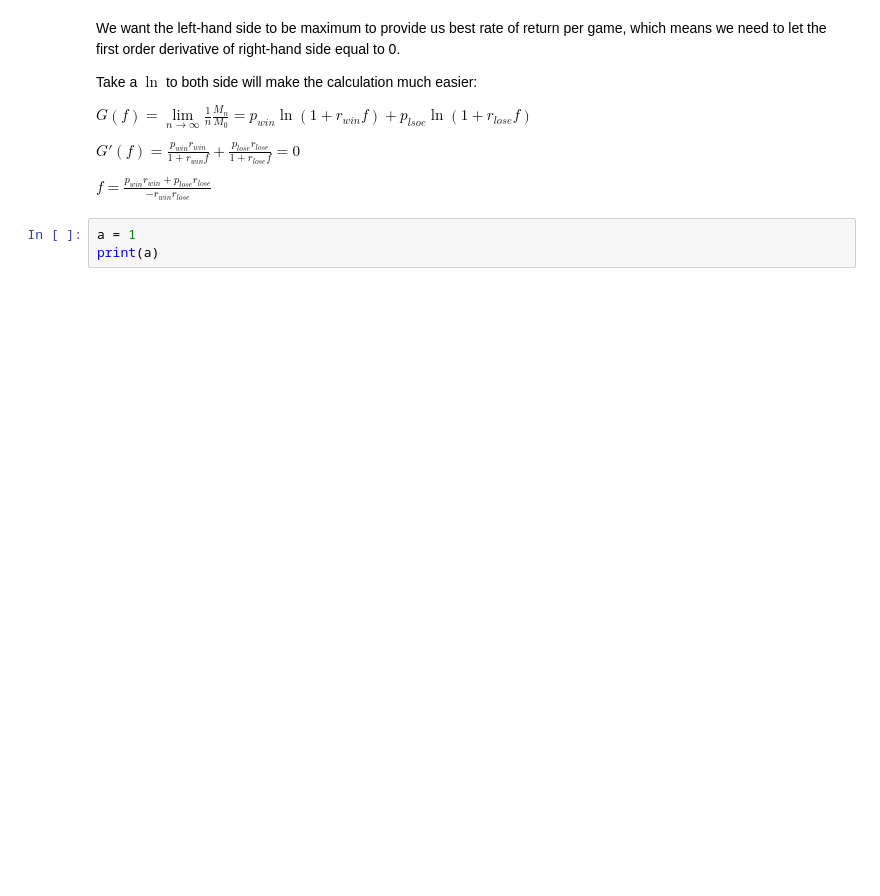
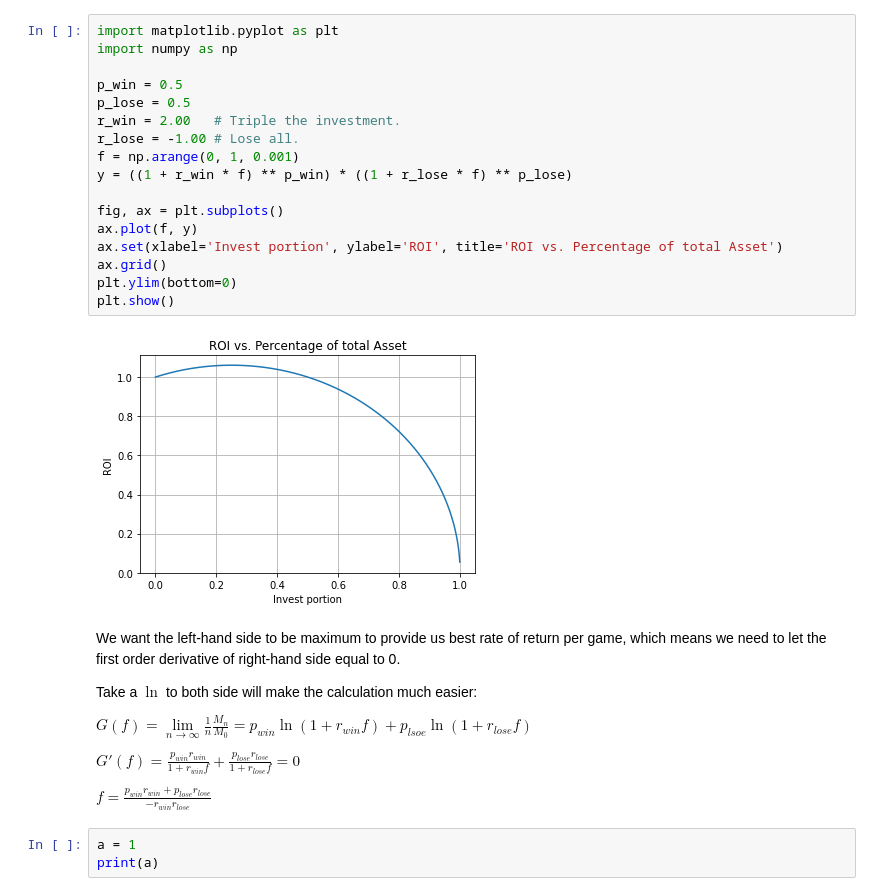
Before and after one commit to cowtony/InvestmentManagement, a Jupyter notebook: kelly_criterion.ipynb, the cells around one changed output. Saved outputs shown, nothing was run; the diff lists cells and outputs as text; blank space fills up the shorter version.

```diff
--- a/kelly_criterion.ipynb
+++ b/kelly_criterion.ipynb
@@ -22,6 +24,25 @@ $ M_n = M_{0} (1 + r_{win} f)^{np_{win}} (1 + r_{lose} f)^{np_{lose}} $
 When playing $ \infty $ games, the average return will be:
 
 $ \lim\limits_{n \to \infty} \sqrt[n]{ \frac{M_n}{M_0} } = (1 + r_{win} f)^{p_{win}} (1 + r_{lose} f)^{p_{lose}} $
+# %%
+import matplotlib.pyplot as plt
+import numpy as np
+
+p_win = 0.5
+p_lose = 0.5
+r_win = 2.00   # Triple the investment.
+r_lose = -1.00 # Lose all.
+f = np.arange(0, 1, 0.001)
+y = ((1 + r_win * f) ** p_win) * ((1 + r_lose * f) ** p_lose)
+
+fig, ax = plt.subplots()
+ax.plot(f, y)
+ax.set(xlabel='Invest portion', ylabel='ROI', title='ROI vs. Percentage of total Asset')
+ax.grid()
+plt.ylim(bottom=0)
+plt.show()
+# %% [output]
+[figure, added]
 # %% [markdown]
 We want the left-hand side to be maximum to provide us best rate of return per game, which means we need to let the first order derivative of right-hand side equal to 0.
 
```
Also changed, not shown: parts of 2 cells of this notebook.
